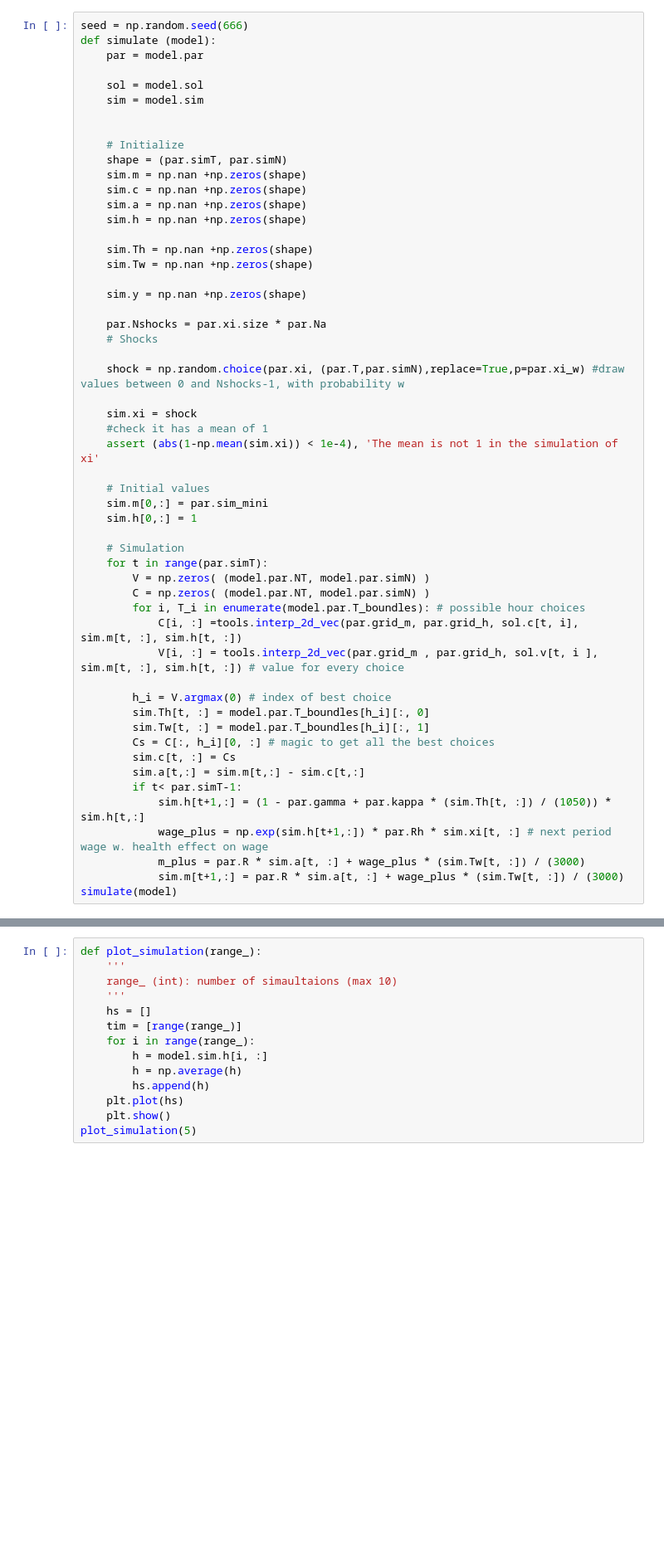
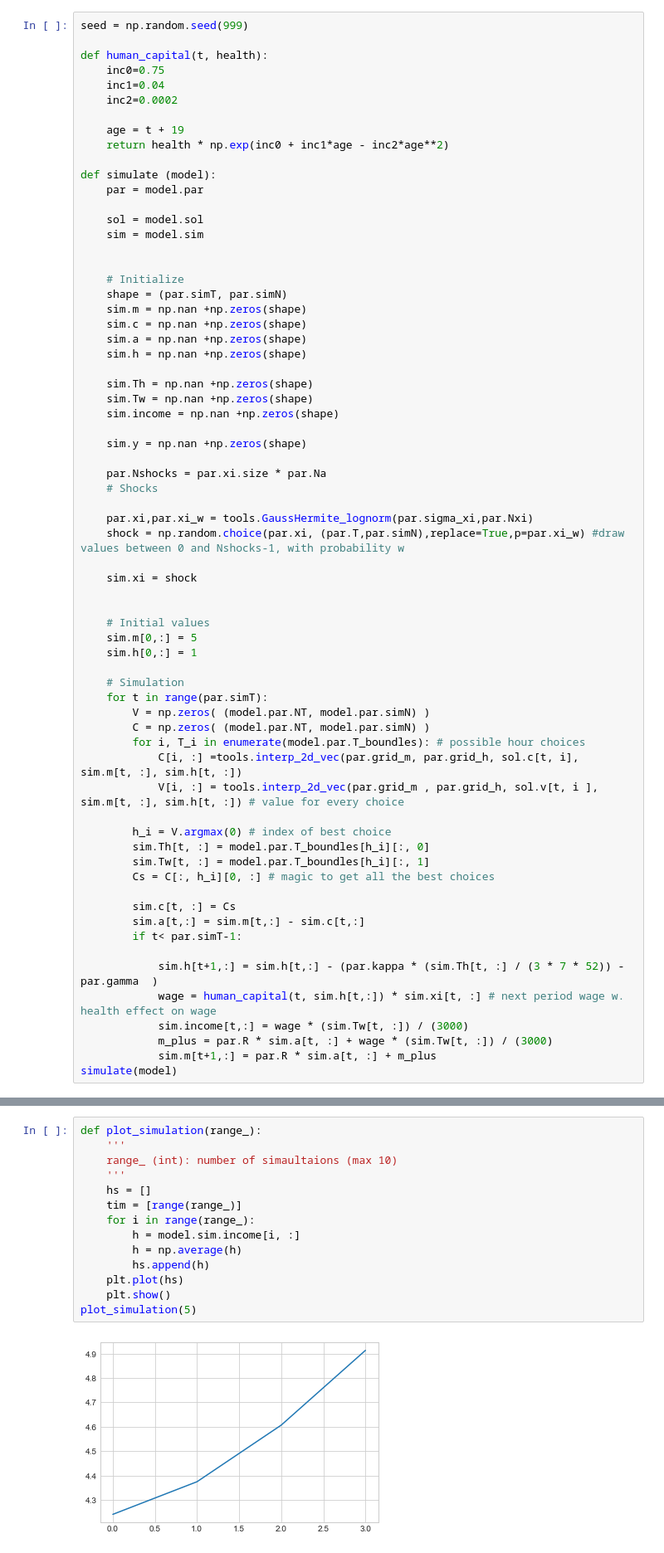
Before and after one commit to Fraekfyr91/-Lifecycle-model-with-labour-supply-and-health-investments, a Jupyter notebook: 05_dc_egm.ipynb, the cells around one changed output, grey strips where cells are left out. Shown at 83% size. Cells and saved outputs as stored; diff of their text form; blank space fills up the shorter version.

```diff
--- a/05_dc_egm.ipynb
+++ b/05_dc_egm.ipynb
@@ -27,5 +33,14 @@ model.par.T
 # %%
-seed = np.random.seed(666)
+seed = np.random.seed(999)
+
+def human_capital(t, health):
+    inc0=0.75
+    inc1=0.04
+    inc2=0.0002
+
+    age = t + 19
+    return health * np.exp(inc0 + inc1*age - inc2*age**2)
+
 def simulate (model):
     par = model.par
 
@@ -42,20 +57,21 @@ def simulate (model):
 
     sim.Th = np.nan +np.zeros(shape)
     sim.Tw = np.nan +np.zeros(shape)
+    sim.income = np.nan +np.zeros(shape)
 
     sim.y = np.nan +np.zeros(shape)
 
     par.Nshocks = par.xi.size * par.Na
     # Shocks
 
+    par.xi,par.xi_w = tools.GaussHermite_lognorm(par.sigma_xi,par.Nxi)
     shock = np.random.choice(par.xi, (par.T,par.simN),replace=True,p=par.xi_w) #draw values between 0 and Nshocks-1, with probability w
 
     sim.xi = shock
-    #check it has a mean of 1
-    assert (abs(1-np.mean(sim.xi)) < 1e-4), 'The mean is not 1 in the simulation of xi'
+
 
     # Initial values
-    sim.m[0,:] = par.sim_mini
+    sim.m[0,:] = 5
     sim.h[0,:] = 1
 
     # Simulation
@@ -70,11 +86,14 @@ def simulate (model):
         sim.Th[t, :] = model.par.T_boundles[h_i][:, 0]
         sim.Tw[t, :] = model.par.T_boundles[h_i][:, 1]
         Cs = C[:, h_i][0, :] # magic to get all the best choices
+
         sim.c[t, :] = Cs
         sim.a[t,:] = sim.m[t,:] - sim.c[t,:]
         if t< par.simT-1:
-            sim.h[t+1,:] = (1 - par.gamma + par.kappa * (sim.Th[t, :]) / (1050)) * sim.h[t,:]
-            wage_plus = np.exp(sim.h[t+1,:]) * par.Rh * sim.xi[t, :] # next period wage w. health effect on wage
-            m_plus = par.R * sim.a[t, :] + wage_plus * (sim.Tw[t, :]) / (3000)
-            sim.m[t+1,:] = par.R * sim.a[t, :] + wage_plus * (sim.Tw[t, :]) / (3000)
+
+            sim.h[t+1,:] = sim.h[t,:] - (par.kappa * (sim.Th[t, :] / (3 * 7 * 52)) - par.gamma  )
+            wage = human_capital(t, sim.h[t,:]) * sim.xi[t, :] # next period wage w. health effect on wage
+            sim.income[t,:] = wage * (sim.Tw[t, :]) / (3000)
+            m_plus = par.R * sim.a[t, :] + wage * (sim.Tw[t, :]) / (3000)
+            sim.m[t+1,:] = par.R * sim.a[t, :] + m_plus
 simulate(model)
@@ -83,17 +115,19 @@ model.sim
 # %%
 def plot_simulation(range_):
     '''
     range_ (int): number of simaultaions (max 10)
     '''
     hs = []
     tim = [range(range_)]
     for i in range(range_):
-        h = model.sim.h[i, :]
+        h = model.sim.income[i, :]
         h = np.average(h)
         hs.append(h)
     plt.plot(hs)
     plt.show()
 plot_simulation(5)
+# %% [output]
+[figure, added]
 # %%
 ###### Figure
 def figure_multi_dim(par,sol,T,i_h):
```
Also changed, not shown: parts of 6 cells of this notebook.
